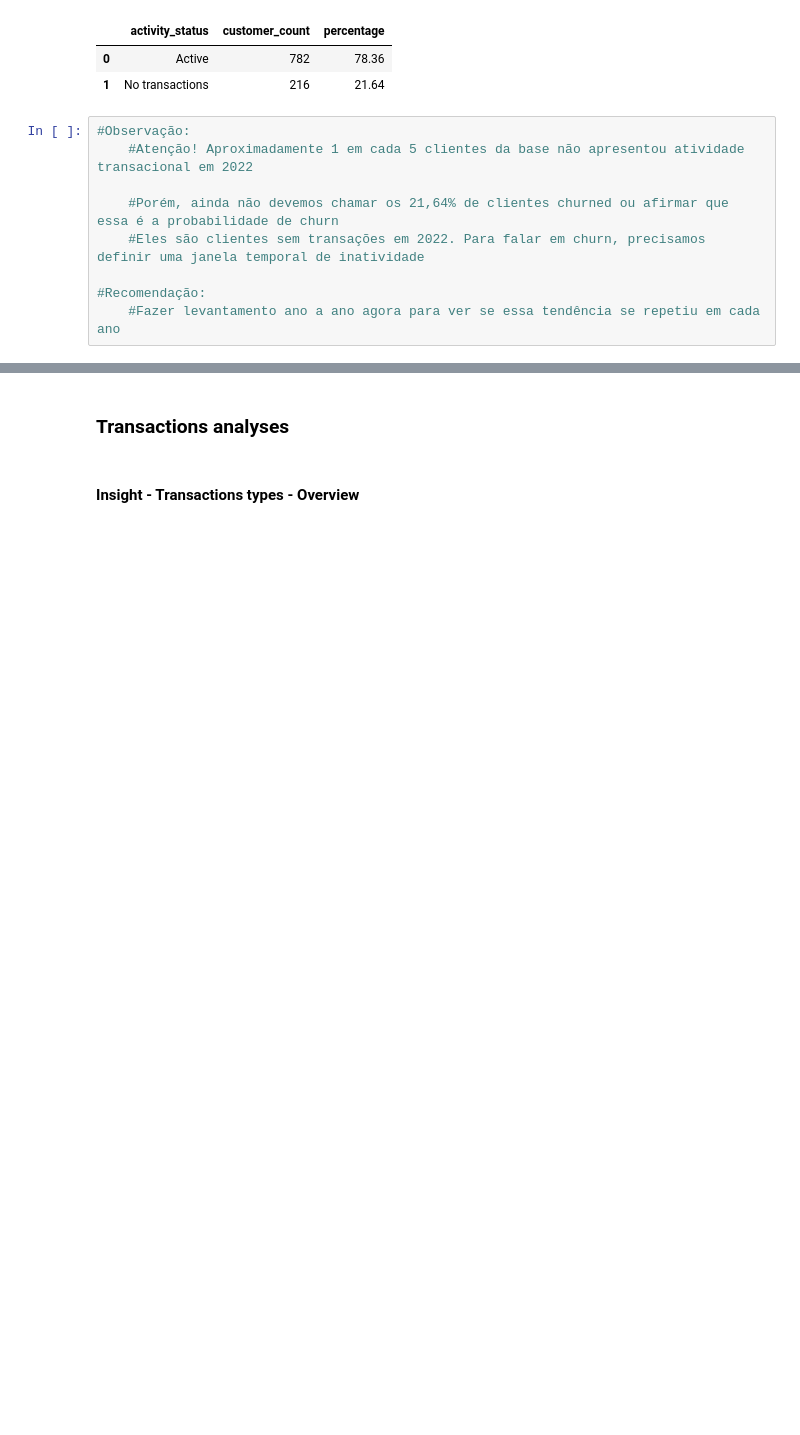
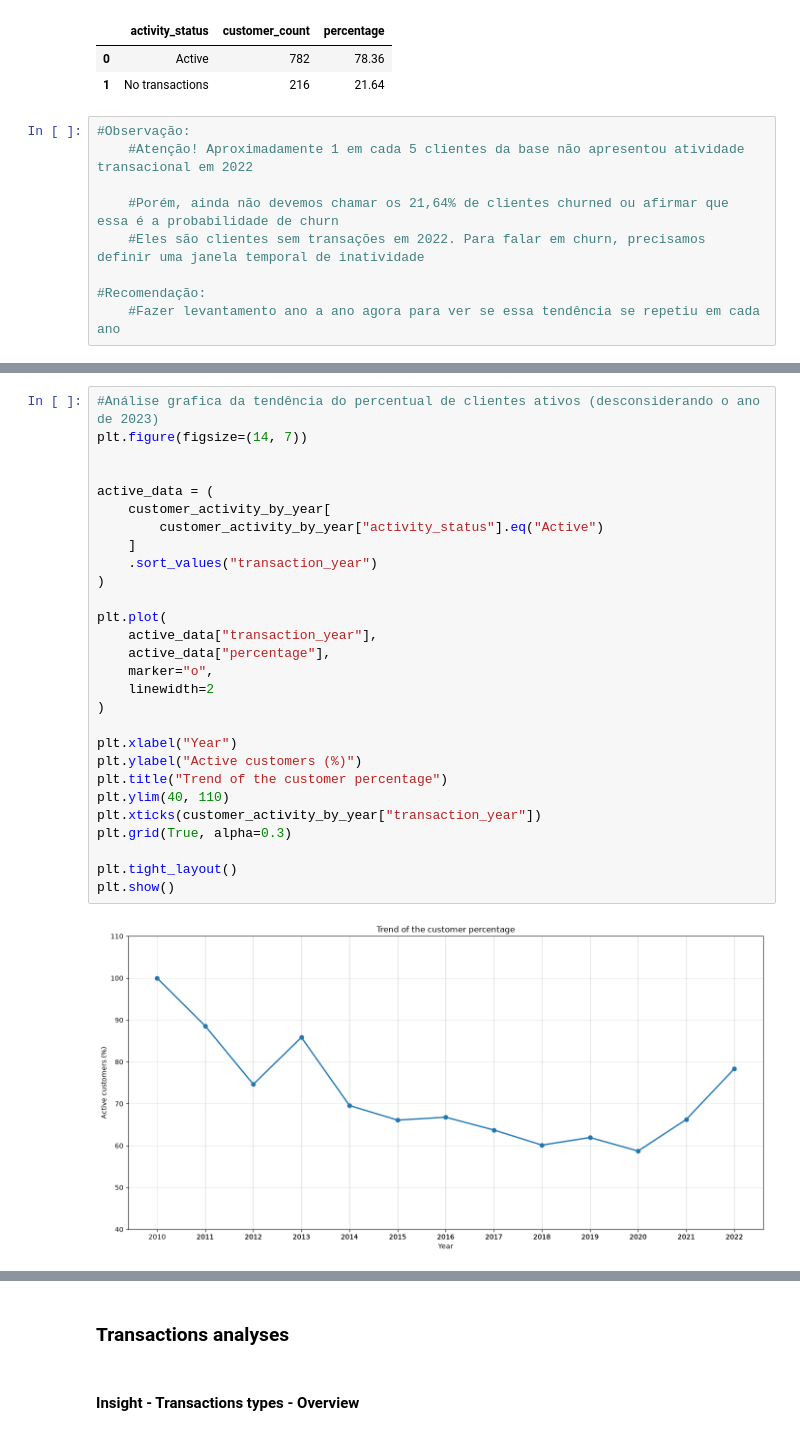
Before and after one commit to luiz-ed-ferreira/Project_BanvicDataAnalytics, a Jupyter notebook: notebooks/main_analyses.ipynb, the cells around one changed output, grey strips where cells are left out. Drawn from its saved outputs; the diff is of its cells as text; blank space fills up the shorter version.

```diff
--- a/notebooks/main_analyses.ipynb
+++ b/notebooks/main_analyses.ipynb
@@ -796,0 +878,30 @@ plt.show()
+# %%
+#Análise grafica da tendência do percentual de clientes ativos (desconsiderando o ano de 2023)
+plt.figure(figsize=(14, 7))
+
+
+active_data = (
+    customer_activity_by_year[
+        customer_activity_by_year["activity_status"].eq("Active")
+    ]
+    .sort_values("transaction_year")
+)
+
+plt.plot(
+    active_data["transaction_year"],
+    active_data["percentage"],
+    marker="o",
+    linewidth=2
+)
+
+plt.xlabel("Year")
+plt.ylabel("Active customers (%)")
+plt.title("Trend of the customer percentage")
+plt.ylim(40, 110)
+plt.xticks(customer_activity_by_year["transaction_year"])
+plt.grid(True, alpha=0.3)
+
+plt.tight_layout()
+plt.show()
+# %% [output]
+[figure, added]
```
Also changed, not shown: parts of 8 cells of this notebook, 4 other files.
